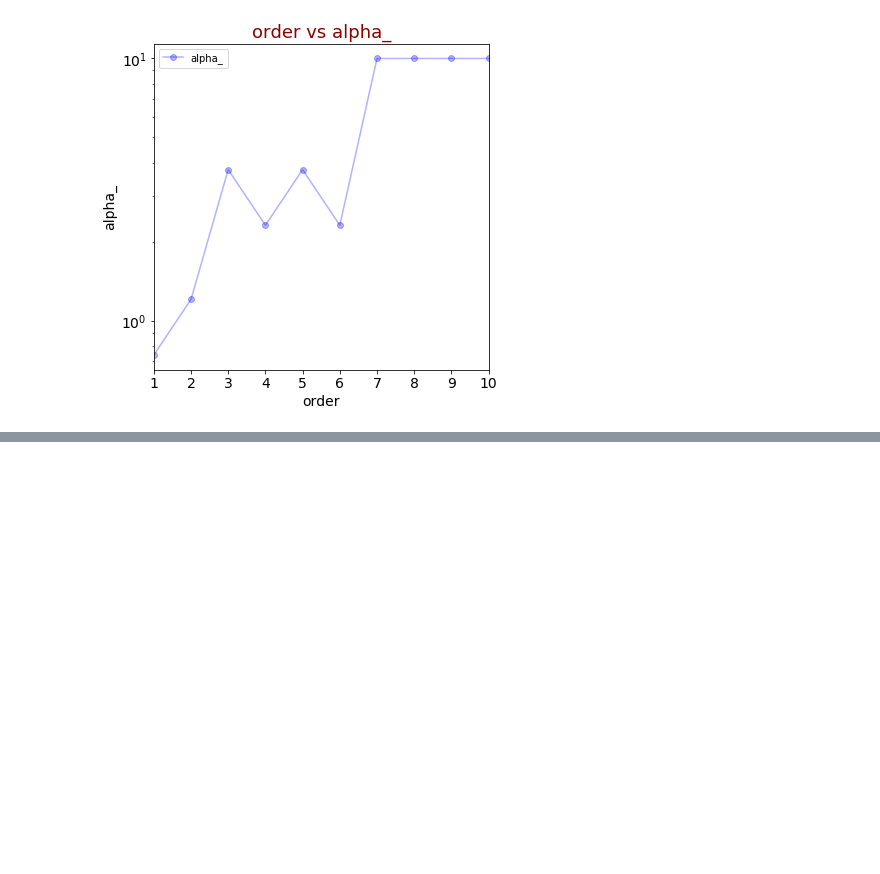
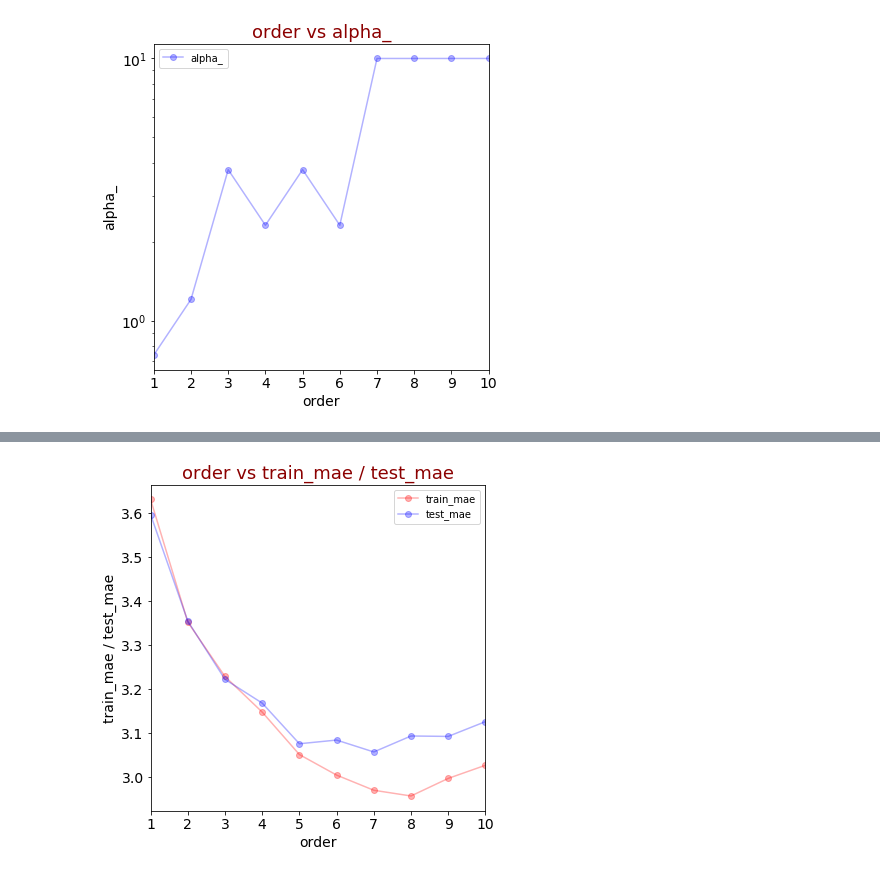
Before and after one commit to kaustubhkk47/DSMisc, a Jupyter notebook: UCIPowerPlant/UCIPowerPlant.ipynb, the cells around one changed output, grey strips where cells are left out. Drawn from its saved outputs; the diff is of its cells as text; code cells hidden in the pictures; blank space fills up the shorter version.

```diff
--- a/UCIPowerPlant/UCIPowerPlant.ipynb
+++ b/UCIPowerPlant/UCIPowerPlant.ipynb
@@ -710,0 +807,5 @@ plot_x_vs_y(ridge_order_perf_df, 'order', ['alpha_'],
+# %%
+plot_x_vs_y(elastic_net_order_perf_df, 'order', ['train_mae','test_mae'],
+            'line', color = ['r','b']).show()
+# %% [output]
+[figure, added]
```
Also changed, not shown: parts of 22 cells of this notebook, 1 other file.
